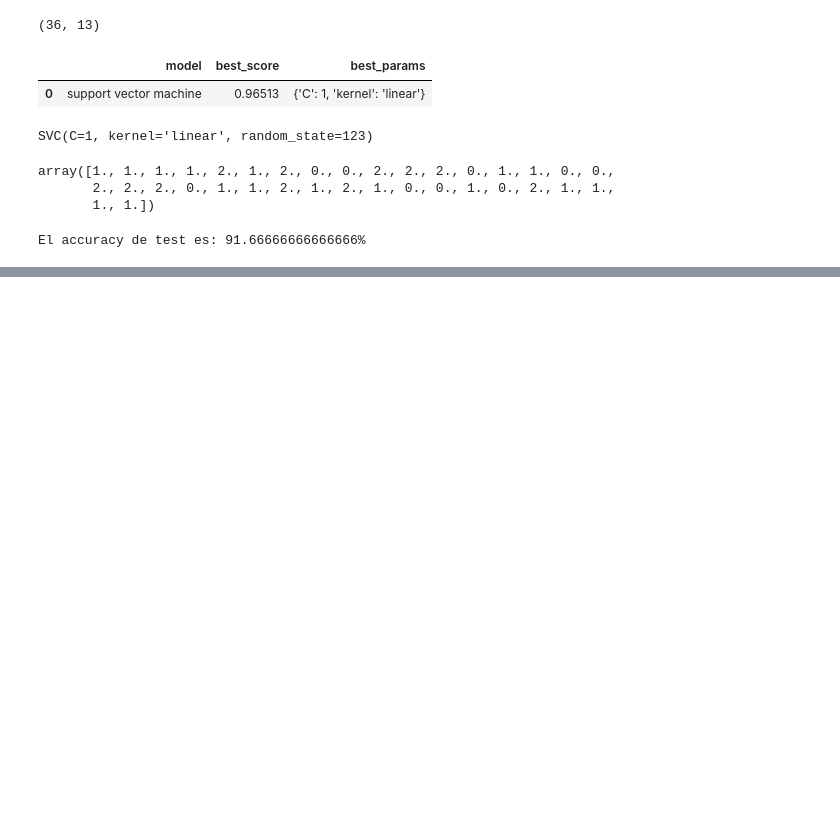
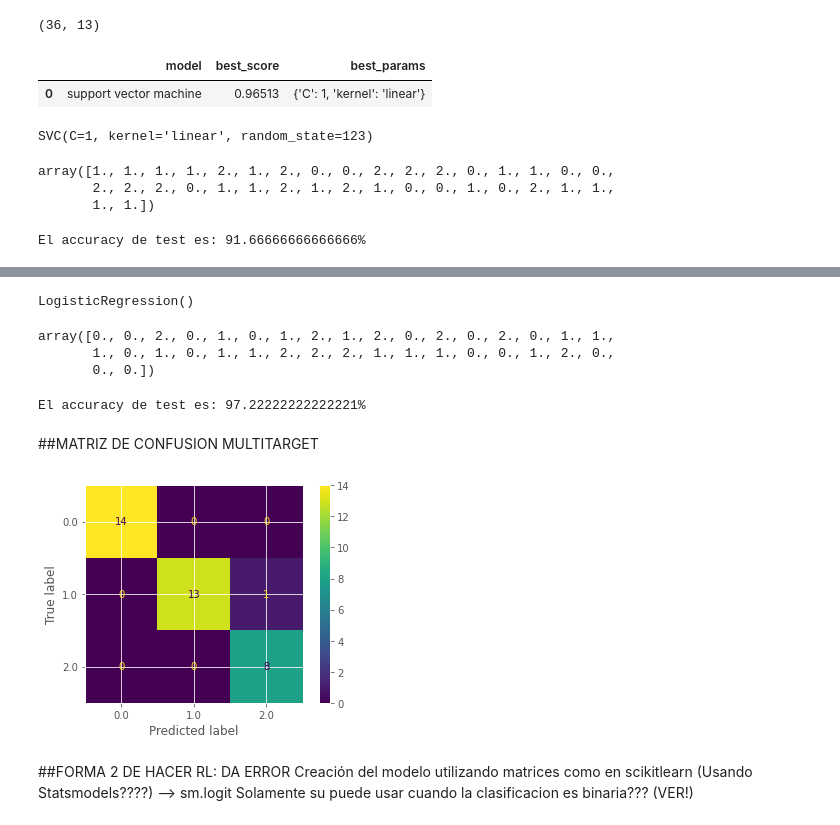
Before and after one commit to Virzlauvinen/Practico_191022, a Jupyter notebook: Examen V2.ipynb, the cells around one changed output, grey strips where cells are left out. Saved outputs shown, nothing was run; the diff lists cells and outputs as text; code cells hidden in the pictures; blank space fills up the shorter version.

Commit message:
Terminado los dos modelos

```diff
--- a/Examen V2.ipynb
+++ b/Examen V2.ipynb
@@ -171,0 +229,6 @@ El accuracy de test es: 91.66666666666666%
+# %%
+#Dividimos los datos
+X = datos_RL.drop(columns = 'target')
+y = datos_RL['target']
+
+X_train, X_test, y_train, y_test = train_test_split (X, y, test_size= 0.2, random_state=42)
@@ -171,0 +243,5 @@ El accuracy de test es: 91.66666666666666%
+# %%
+#Normalizamos el dataset
+min_max_scaler = preprocessing.MinMaxScaler()
+X_train_normalizado = min_max_scaler.fit_transform(X_train)
+X_test_normalizado = min_max_scaler.fit_transform(X_test)
@@ -171,0 +264,37 @@ El accuracy de test es: 91.66666666666666%
+# %%
+#Entrenamos el modelo
+reglog=LogisticRegression()
+
+reglog.max_iter=100
+reglog.fit(X_train_normalizado, y_train)
+# %% [output]
+LogisticRegression()
+# %%
+#Hacemos la predicción sobre los datos de testeo
+predict = reglog.predict(X_test_normalizado)
+predict
+# %% [output]
+array([0., 0., 2., 0., 1., 0., 1., 2., 1., 2., 0., 2., 0., 2., 0., 1., 1.,
+       1., 0., 1., 0., 1., 1., 2., 2., 2., 1., 1., 1., 0., 0., 1., 2., 0.,
+       0., 0.])
+# %%
+#Verificamos que tan acertada fue la respuesta del modelo
+accuracy = accuracy_score(y_test, predict)
+accuracy
+print("")
+print(f"El accuracy de test es: {100*accuracy}%")
+# %% [output]
+El accuracy de test es: 97.22222222222221%
+# %% [markdown]
+##MATRIZ DE CONFUSION MULTITARGET
+# %%
+#Imprimimos la matriz de confusión
+ConfusionMatrixDisplay.from_predictions(
+   y_test, predict)
+
+plt.show()
+# %% [output]
+[figure, added]
+# %% [markdown]
+##FORMA 2 DE HACER RL: DA ERROR
+Creación del modelo utilizando matrices como en scikitlearn (Usando Statsmodels????) --> sm.logit Solamente su puede usar cuando la clasificacion es binaria??? (VER!)
```
Also changed, not shown: parts of 20 cells of this notebook.
